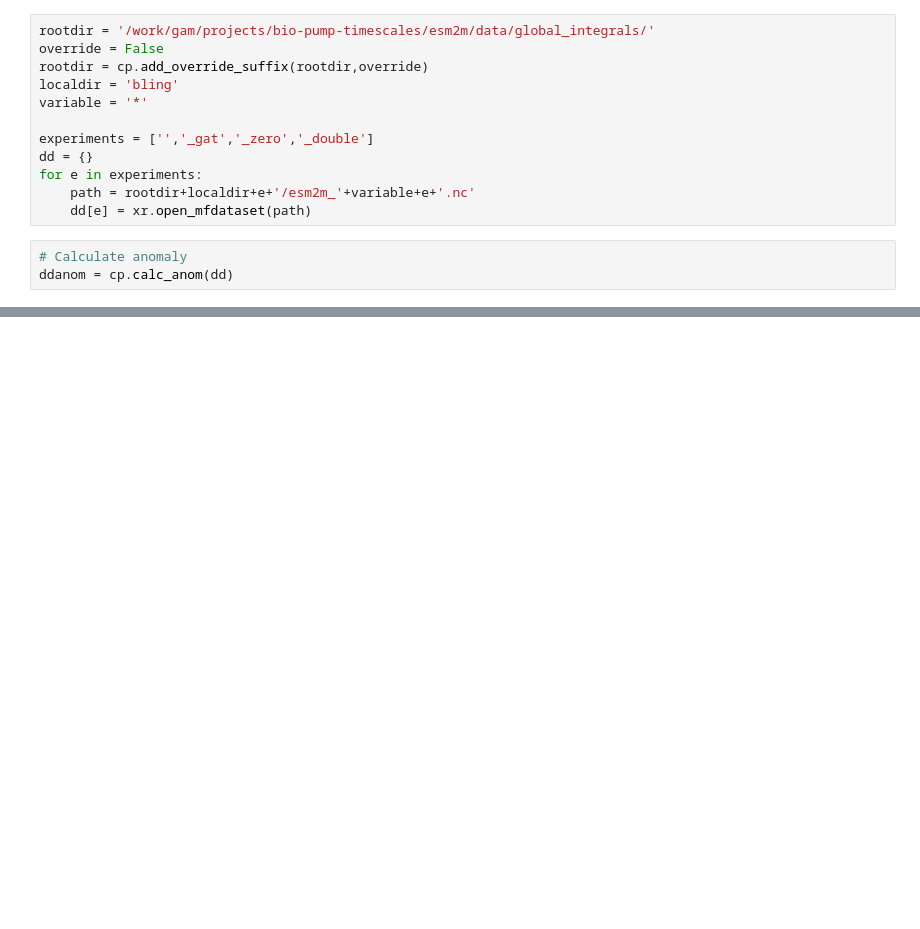
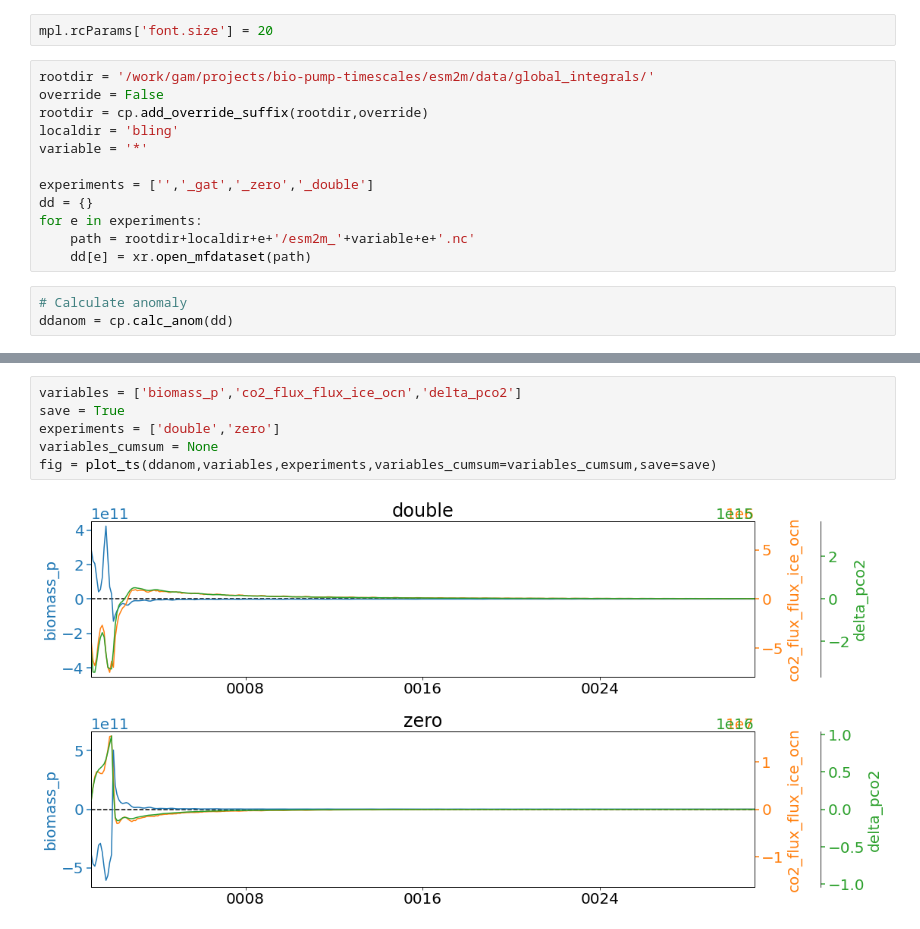
Before and after one commit to gmacgilchrist/esm2m, a Jupyter notebook: notebooks/bio-pump-timescales/draw_integrals.ipynb, the cells around one changed output, grey strips where cells are left out. Cells and saved outputs as stored; diff of their text form; blank space fills up the shorter version.

```diff
--- a/notebooks/bio-pump-timescales/draw_integrals.ipynb
+++ b/notebooks/bio-pump-timescales/draw_integrals.ipynb
@@ -8,3 +10,5 @@ import matplotlib.pyplot as plt
+# %%
+mpl.rcParams['font.size'] = 20
 # %%
 rootdir = '/work/gam/projects/bio-pump-timescales/esm2m/data/global_integrals/'
 override = False
@@ -53,0 +86,8 @@ fig.tight_layout()
+# %%
+variables = ['biomass_p','co2_flux_flux_ice_ocn','delta_pco2']
+save = True
+experiments = ['double','zero']
+variables_cumsum = None
+fig = plot_ts(ddanom,variables,experiments,variables_cumsum=variables_cumsum,save=save)
+# %% [output]
+[figure, added]
```
Also changed, not shown: parts of 2 cells of this notebook, 6 other files.
